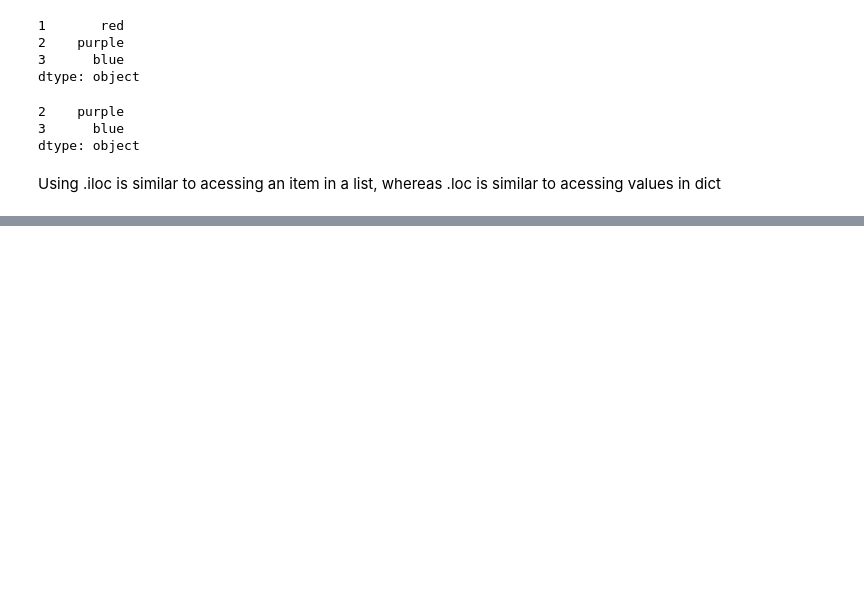
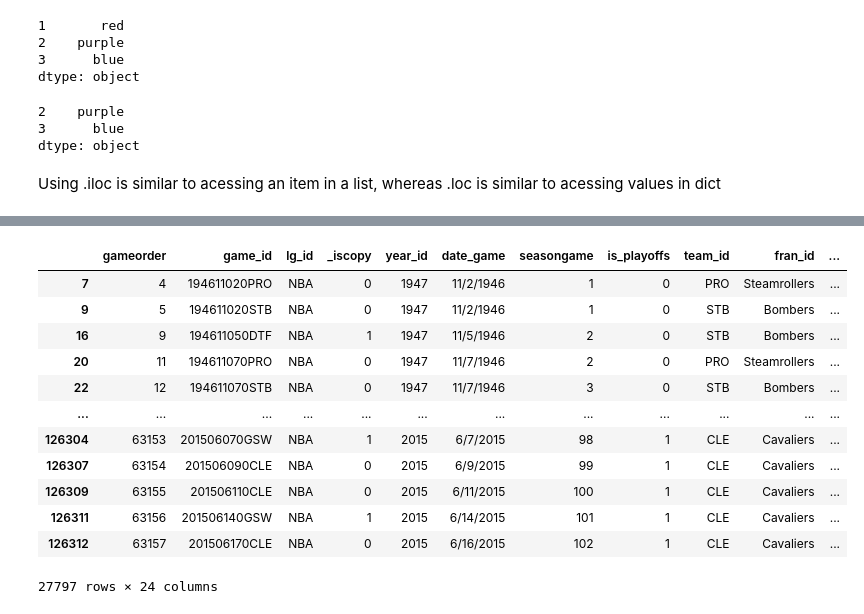
Before and after one commit to marcelovet/real_py_courses, a Jupyter notebook: data_sc_python/using_pandas/note.ipynb, the cells around one changed output, grey strips where cells are left out. Saved outputs shown, nothing was run; the diff lists cells and outputs as text; code cells hidden in the pictures; blank space fills up the shorter version.

```diff
--- a/data_sc_python/using_pandas/note.ipynb
+++ b/data_sc_python/using_pandas/note.ipynb
@@ -387,0 +487,16 @@ to acessing values in dict
+# %%
+nba[nba['fran_id'].str.endswith('ers')]
+# %% [output]
+|  | gameorder | game_id | lg_id | _iscopy | year_id | date_game | seasongame | is_playoffs | team_id | fran_id | ... |
+| 7 | 4 | 194611020PRO | NBA | 0 | 1947 | 11/2/1946 | 1 | 0 | PRO | Steamrollers | ... |
+| 9 | 5 | 194611020STB | NBA | 0 | 1947 | 11/2/1946 | 1 | 0 | STB | Bombers | ... |
+| 16 | 9 | 194611050DTF | NBA | 1 | 1947 | 11/5/1946 | 2 | 0 | STB | Bombers | ... |
+| 20 | 11 | 194611070PRO | NBA | 0 | 1947 | 11/7/1946 | 2 | 0 | PRO | Steamrollers | ... |
+| 22 | 12 | 194611070STB | NBA | 0 | 1947 | 11/7/1946 | 3 | 0 | STB | Bombers | ... |
+| ... | ... | ... | ... | ... | ... | ... | ... | ... | ... | ... | ... |
+| 126304 | 63153 | 201506070GSW | NBA | 1 | 2015 | 6/7/2015 | 98 | 1 | CLE | Cavaliers | ... |
+| 126307 | 63154 | 201506090CLE | NBA | 0 | 2015 | 6/9/2015 | 99 | 1 | CLE | Cavaliers | ... |
+| 126309 | 63155 | 201506110CLE | NBA | 0 | 2015 | 6/11/2015 | 100 | 1 | CLE | Cavaliers | ... |
+| 126311 | 63156 | 201506140GSW | NBA | 1 | 2015 | 6/14/2015 | 101 | 1 | CLE | Cavaliers | ... |
+| 126312 | 63157 | 201506170CLE | NBA | 0 | 2015 | 6/16/2015 | 102 | 1 | CLE | Cavaliers | ... |
+27797 rows × 24 columns
```
Also changed, not shown: parts of 26 cells of this notebook.
